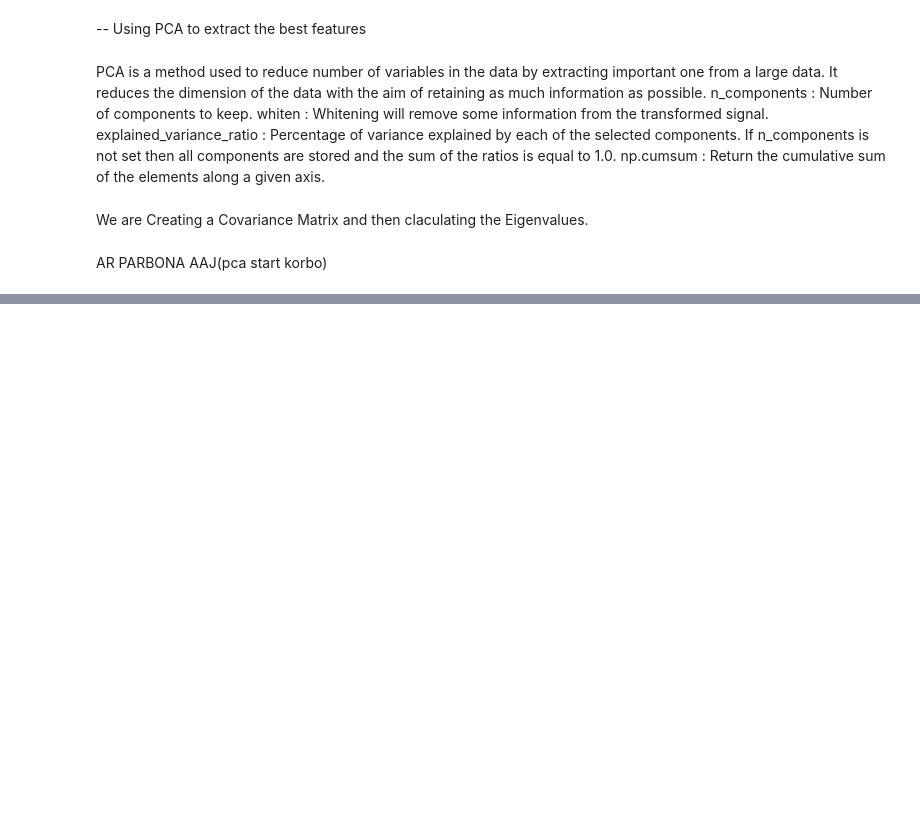
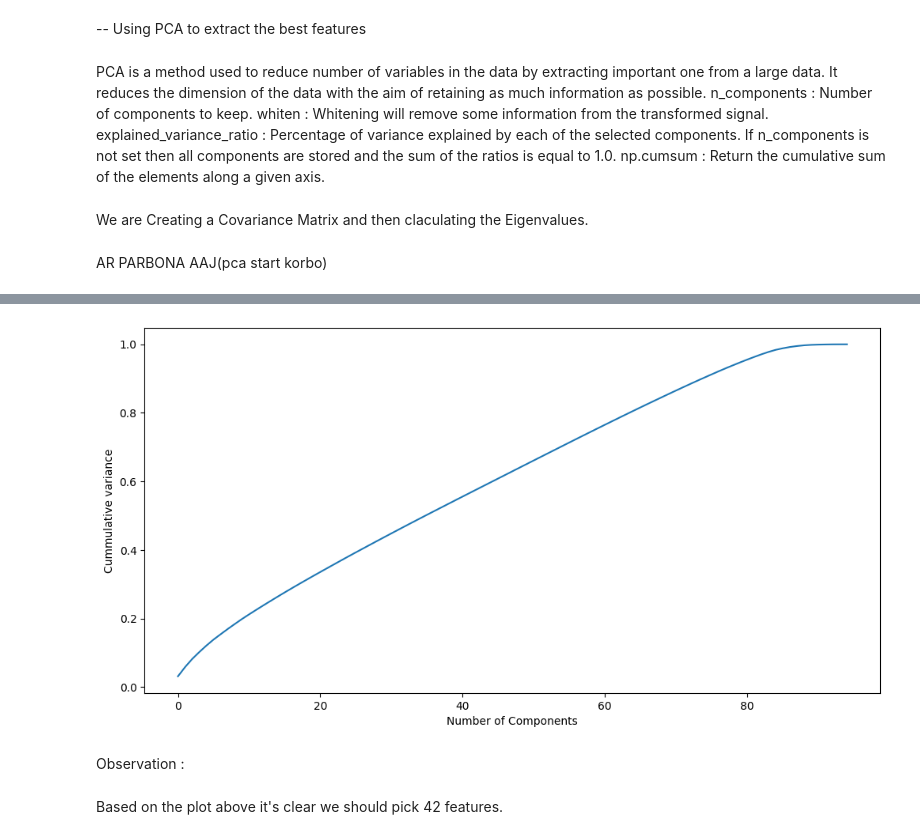
Before and after one commit to soniya-builds/Data-Analysis-Projects, a Jupyter notebook: Full Data Analysis Project with Python/raw_code.ipynb, the cells around one changed output, grey strips where cells are left out. Cells and saved outputs as stored; diff of their text form; code cells hidden in the pictures; blank space fills up the shorter version.

```diff
--- a/Full Data Analysis Project with Python/raw_code.ipynb
+++ b/Full Data Analysis Project with Python/raw_code.ipynb
@@ -1180,3 +1180,17 @@ np.cumsum : Return the cumulative sum of the elements along a given axis.
 We are Creating a Covariance Matrix and then claculating the Eigenvalues.
 # %% [markdown]
 AR PARBONA AAJ(pca start korbo)
+# %%
+# Make sure no NaN
+X = X.dropna()
+
+# Scale before PCA (very important)
+scaler = StandardScaler()
+X_scaled = scaler.fit_transform(X)
+
+# Apply PCA
+pca = PCA(whiten=True)
+pca.fit(X_scaled)
+
+# Cumulative explained variance
+np.cumsum(pca.explained_variance_ratio_)
@@ -1182,0 +1217,12 @@ AR PARBONA AAJ(pca start korbo)
+# %%
+plt.figure(figsize = (12, 6))
+plt.plot(np.cumsum(pca.explained_variance_ratio_))
+plt.xlabel('Number of Components')
+plt.ylabel('Cummulative variance')
+plt.show()
+# %% [output]
+[figure, added]
+# %% [markdown]
+Observation :
+# %% [markdown]
+Based on the plot above it's clear we should pick 42 features.
```
Also changed, not shown: parts of 1 cell of this notebook.
